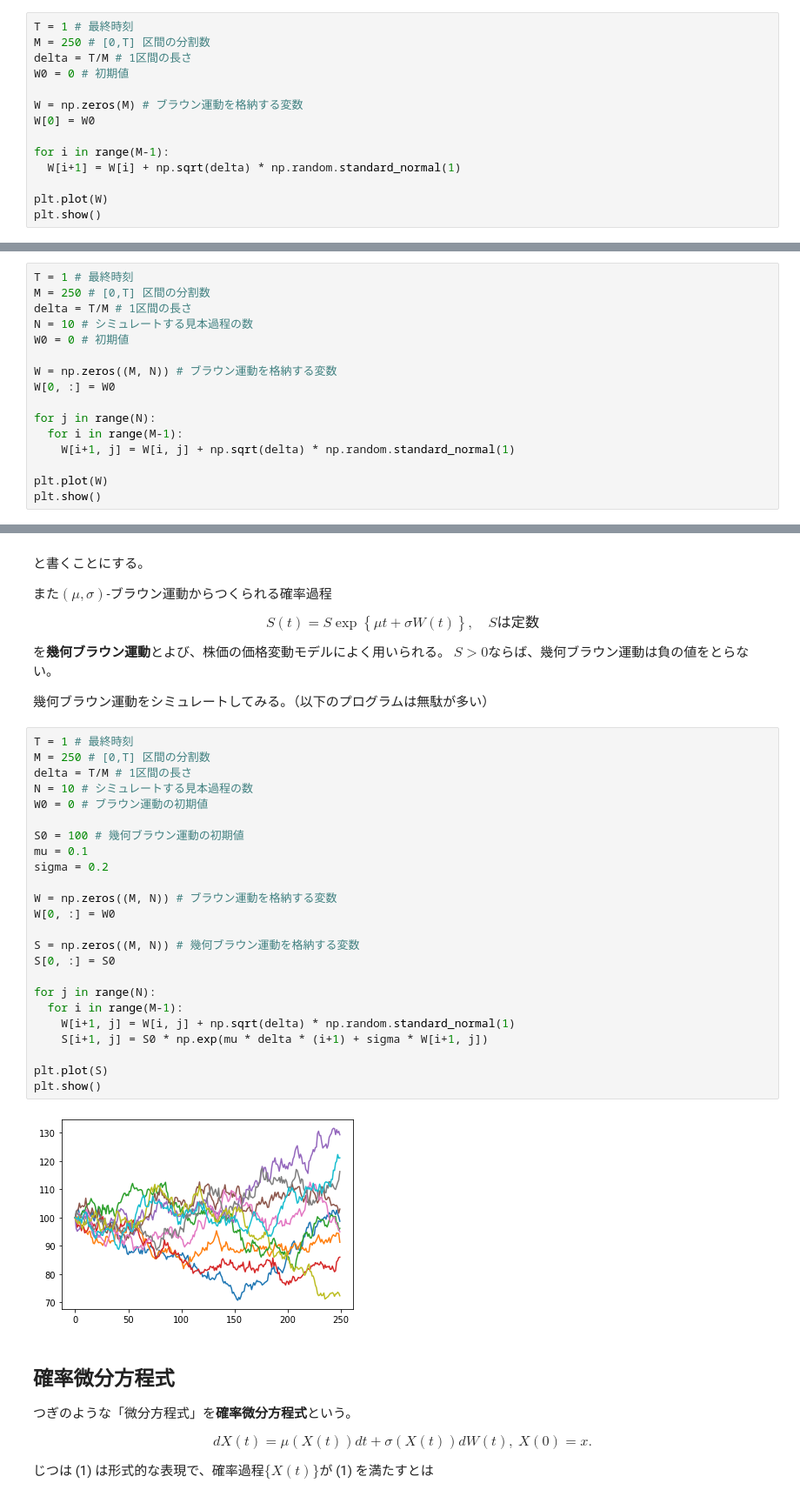
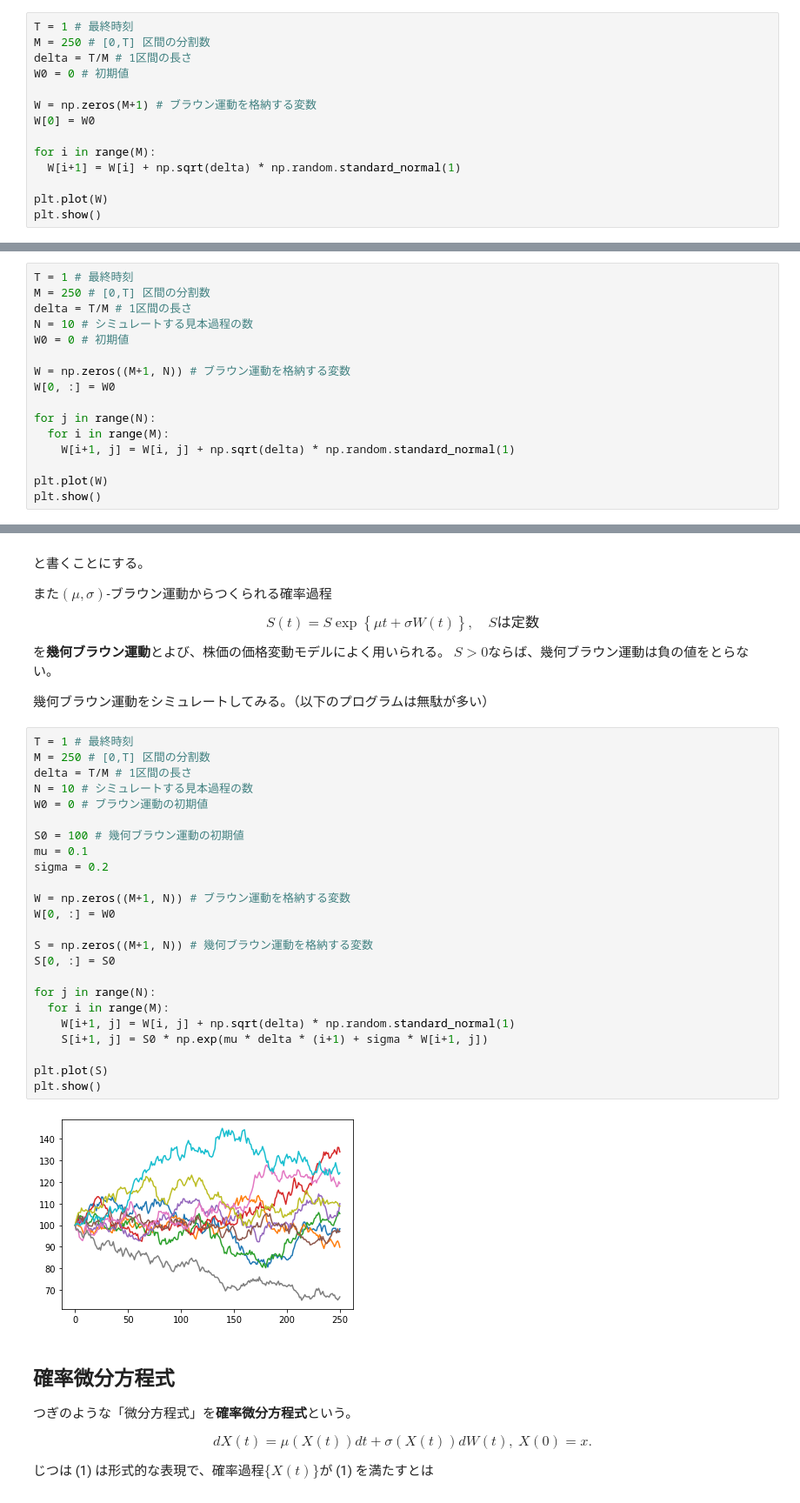
Before and after one commit to skamimura0709/CompFin2022, a Jupyter notebook: _sources/05CompFin.ipynb, the cells around one changed output, grey strips where cells are left out. Shown at 87% size. Drawn from its saved outputs; the diff is of its cells as text.

```diff
--- a/_sources/05CompFin.ipynb
+++ b/_sources/05CompFin.ipynb
@@ -53,10 +51,10 @@ M = 250 # [0,T] 区間の分割数
 delta = T/M # 1区間の長さ
 W0 = 0 # 初期値
 
-W = np.zeros(M) # ブラウン運動を格納する変数
+W = np.zeros(M+1) # ブラウン運動を格納する変数
 W[0] = W0
 
-for i in range(M-1):
+for i in range(M):
   W[i+1] = W[i] + np.sqrt(delta) * np.random.standard_normal(1)
 
 plt.plot(W)
@@ -70,11 +70,11 @@ delta = T/M # 1区間の長さ
 N = 10 # シミュレートする見本過程の数
 W0 = 0 # 初期値
 
-W = np.zeros((M, N)) # ブラウン運動を格納する変数
+W = np.zeros((M+1, N)) # ブラウン運動を格納する変数
 W[0, :] = W0
 
 for j in range(N):
-  for i in range(M-1):
+  for i in range(M):
     W[i+1, j] = W[i, j] + np.sqrt(delta) * np.random.standard_normal(1)
 
 plt.plot(W)
@@ -103,29 +105,29 @@ $S>0$ならば、幾何ブラウン運動は負の値をとらない。
 # %%
 T = 1 # 最終時刻
 M = 250 # [0,T] 区間の分割数
 delta = T/M # 1区間の長さ
 N = 10 # シミュレートする見本過程の数
 W0 = 0 # ブラウン運動の初期値
 
 S0 = 100 # 幾何ブラウン運動の初期値
 mu = 0.1
 sigma = 0.2
 
-W = np.zeros((M, N)) # ブラウン運動を格納する変数
+W = np.zeros((M+1, N)) # ブラウン運動を格納する変数
 W[0, :] = W0
 
-S = np.zeros((M, N)) # 幾何ブラウン運動を格納する変数
+S = np.zeros((M+1, N)) # 幾何ブラウン運動を格納する変数
 S[0, :] = S0
 
 for j in range(N):
-  for i in range(M-1):
+  for i in range(M):
     W[i+1, j] = W[i, j] + np.sqrt(delta) * np.random.standard_normal(1)
     S[i+1, j] = S0 * np.exp(mu * delta * (i+1) + sigma * W[i+1, j])
 
 plt.plot(S)
 plt.show()
 # %% [output]
-[figure, old version]
+[figure, new version]
 # %% [markdown]
 ## 確率微分方程式
 
```
Also changed, not shown: parts of 7 cells of this notebook, 26 other files.
